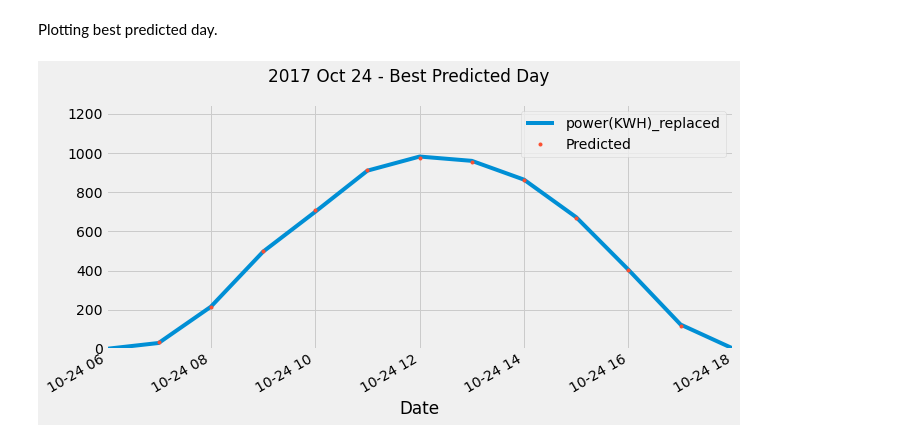
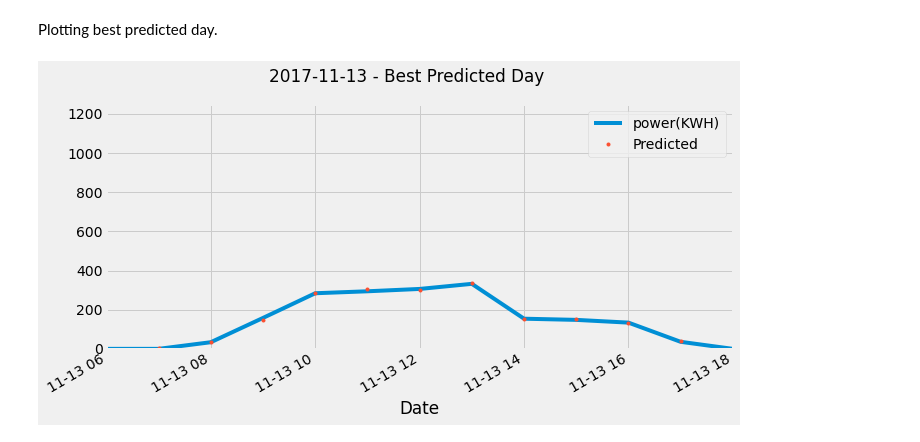
Before and after one commit to Eudyptla/Time-Series-PV-Forecast-, a Jupyter notebook: TaiChung_DE_Forecast_SVR.ipynb, the cells around one changed output. Drawn from its saved outputs; the diff is of its cells as text; code cells hidden in the pictures.

```diff
--- a/TaiChung_DE_Forecast_SVR.ipynb
+++ b/TaiChung_DE_Forecast_SVR.ipynb
@@ -311,5 +283,5 @@ error_by_day.sort_values('abs_error', ascending=False).head(10)
 Looking best predicted ten days.
 # %%
 # Best predicted days
-error_by_day.sort_values('abs_error', ascending=True).head(10)
+Best_date = look_ten(error_by_day, Best=True)
 # %% [output]
@@ -343,13 +318,7 @@ plot = plt.suptitle('2017 Nov 18 - Worst Predicted Day')
 # %% [markdown]
 Plotting best predicted day.
-# %%
-f, ax = plt.subplots(1)
-f.set_figheight(5)
-f.set_figwidth(10)
-_ = test_days[['power(KWH)_replaced','Predicted']].plot(ax=ax,
-                                              style=['-','.'])
-ax.set_ylim(0, 1250)
-ax.set_xbound(lower='2017-10-24 06:00', upper='2017-10-24 18:00')
-plot = plt.suptitle('2017 Oct 24 - Best Predicted Day')
-# %% [output]
-[figure, removed]
+# %%
+# plot best day
+plot_one(test_days, Best_date, 'Best')
+# %% [output]
+[figure, added]
```
Also changed, not shown: parts of 19 cells of this notebook.
